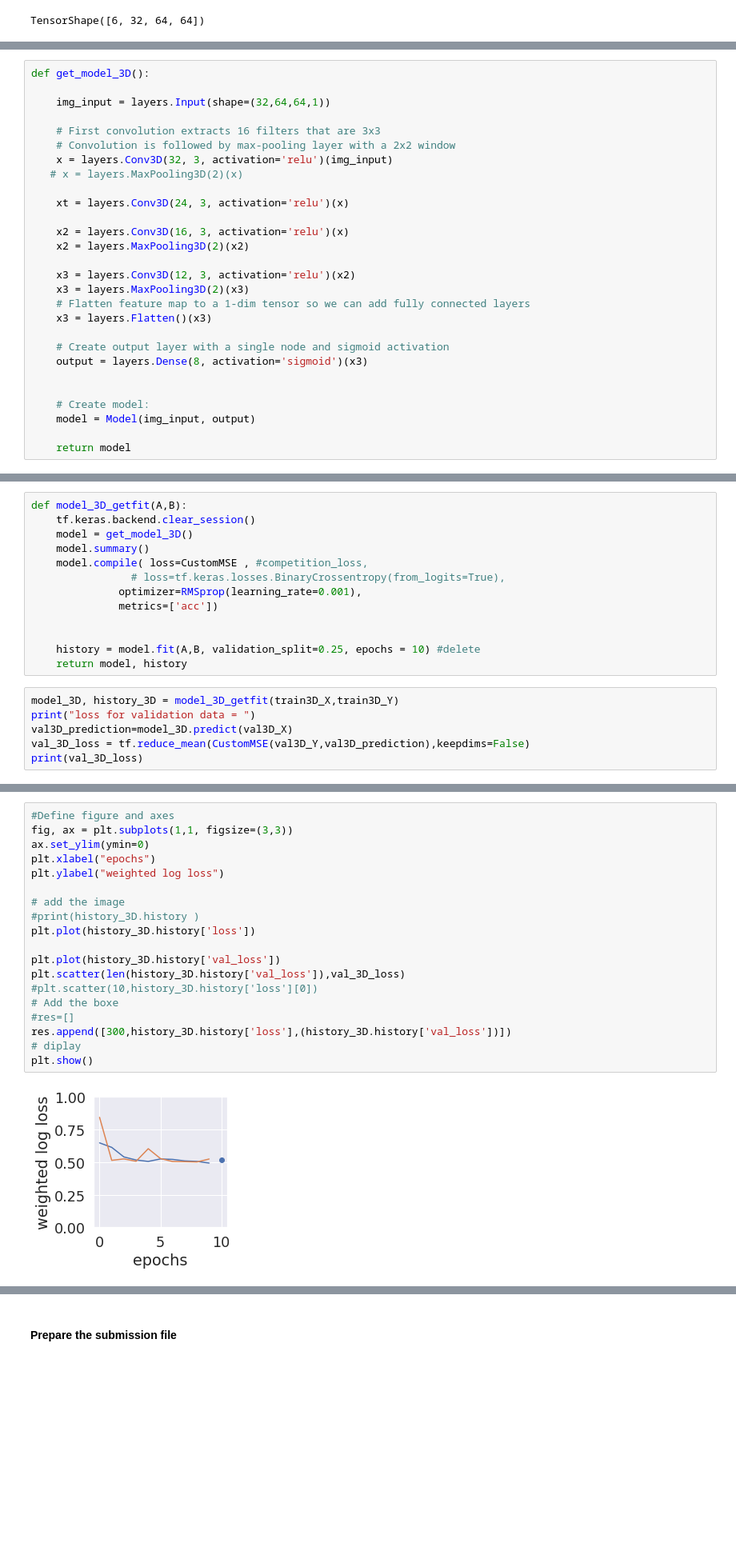
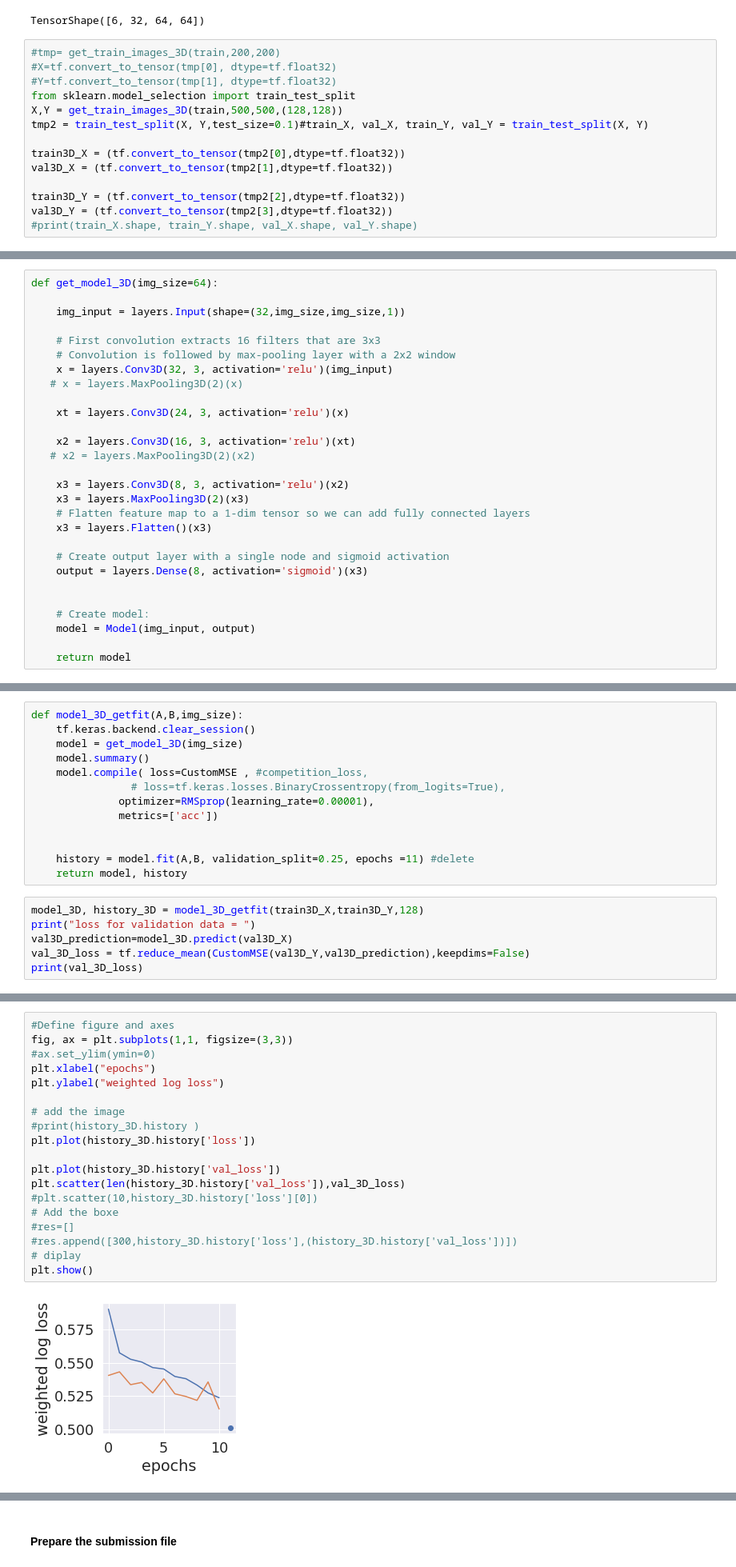
Before and after one commit to WeiKuoLi/RSNA-2022, a Jupyter notebook: helloworld-rsna.ipynb, the cells around one changed output, grey strips where cells are left out. Shown at 80% size. Saved outputs shown, nothing was run; the diff lists cells and outputs as text; blank space fills up the shorter version.

```diff
--- a/helloworld-rsna.ipynb
+++ b/helloworld-rsna.ipynb
@@ -735,3 +700,17 @@ a=get_train_images_3D(train,6,6)
 (tf.convert_to_tensor(a[0],dtype=tf.float32)).shape
 # %% [output]
 TensorShape([6, 32, 64, 64])
+# %%
+#tmp= get_train_images_3D(train,200,200)
+#X=tf.convert_to_tensor(tmp[0], dtype=tf.float32)
+#Y=tf.convert_to_tensor(tmp[1], dtype=tf.float32)
+from sklearn.model_selection import train_test_split
+X,Y = get_train_images_3D(train,500,500,(128,128))
+tmp2 = train_test_split(X, Y,test_size=0.1)#train_X, val_X, train_Y, val_Y = train_test_split(X, Y)
+
+train3D_X = (tf.convert_to_tensor(tmp2[0],dtype=tf.float32))
+val3D_X = (tf.convert_to_tensor(tmp2[1],dtype=tf.float32))
+
+train3D_Y = (tf.convert_to_tensor(tmp2[2],dtype=tf.float32))
+val3D_Y = (tf.convert_to_tensor(tmp2[3],dtype=tf.float32))
+#print(train_X.shape, train_Y.shape, val_X.shape, val_Y.shape)
@@ -738,7 +719,7 @@ TensorShape([6, 32, 64, 64])
 # %%
-def get_model_3D():
+def get_model_3D(img_size=64):
 
-    img_input = layers.Input(shape=(32,64,64,1))
+    img_input = layers.Input(shape=(32,img_size,img_size,1))
 
     # First convolution extracts 16 filters that are 3x3
     # Convolution is followed by max-pooling layer with a 2x2 window
@@ -747,10 +728,10 @@ def get_model_3D():
 
     xt = layers.Conv3D(24, 3, activation='relu')(x)
 
-    x2 = layers.Conv3D(16, 3, activation='relu')(x)
-    x2 = layers.MaxPooling3D(2)(x2)
+    x2 = layers.Conv3D(16, 3, activation='relu')(xt)
+   # x2 = layers.MaxPooling3D(2)(x2)
 
-    x3 = layers.Conv3D(12, 3, activation='relu')(x2)
+    x3 = layers.Conv3D(8, 3, activation='relu')(x2)
     x3 = layers.MaxPooling3D(2)(x3)
     # Flatten feature map to a 1-dim tensor so we can add fully connected layers
     x3 = layers.Flatten()(x3)
@@ -780,18 +747,18 @@ val3D_Y = (tf.convert_to_tensor(tmp2[3],dtype=tf.float32))
 # %%
-def model_3D_getfit(A,B):
+def model_3D_getfit(A,B,img_size):
     tf.keras.backend.clear_session()
-    model = get_model_3D()
+    model = get_model_3D(img_size)
     model.summary()
     model.compile( loss=CustomMSE , #competition_loss,
                 # loss=tf.keras.losses.BinaryCrossentropy(from_logits=True),
-              optimizer=RMSprop(learning_rate=0.001),
+              optimizer=RMSprop(learning_rate=0.00001),
               metrics=['acc'])
 
 
-    history = model.fit(A,B, validation_split=0.25, epochs = 10) #delete
+    history = model.fit(A,B, validation_split=0.25, epochs =11) #delete
     return model, history
 # %%
-model_3D, history_3D = model_3D_getfit(train3D_X,train3D_Y)
+model_3D, history_3D = model_3D_getfit(train3D_X,train3D_Y,128)
 print("loss for validation data = ")
 val3D_prediction=model_3D.predict(val3D_X)
 val_3D_loss = tf.reduce_mean(CustomMSE(val3D_Y,val3D_prediction),keepdims=False)
@@ -817,24 +804,24 @@ tf.Tensor(0.5165439, shape=(), dtype=float32)
 # %%
 #Define figure and axes
 fig, ax = plt.subplots(1,1, figsize=(3,3))
-ax.set_ylim(ymin=0)
+#ax.set_ylim(ymin=0)
 plt.xlabel("epochs")
 plt.ylabel("weighted log loss")
 
 # add the image
 #print(history_3D.history )
 plt.plot(history_3D.history['loss'])
 
 plt.plot(history_3D.history['val_loss'])
 plt.scatter(len(history_3D.history['val_loss']),val_3D_loss)
 #plt.scatter(10,history_3D.history['loss'][0])
 # Add the boxe
 #res=[]
-res.append([300,history_3D.history['loss'],(history_3D.history['val_loss'])])
+#res.append([300,history_3D.history['loss'],(history_3D.history['val_loss'])])
 # diplay
 plt.show()
 # %% [output]
-[figure, old version]
+[figure, new version]
 # %% [markdown]
 # x 3D images, 10% for evaluation, 75%(25%) of the rest images for train(validation).
 # One can see over fitting >10 epochs
```
Also changed, not shown: parts of 15 cells of this notebook.
